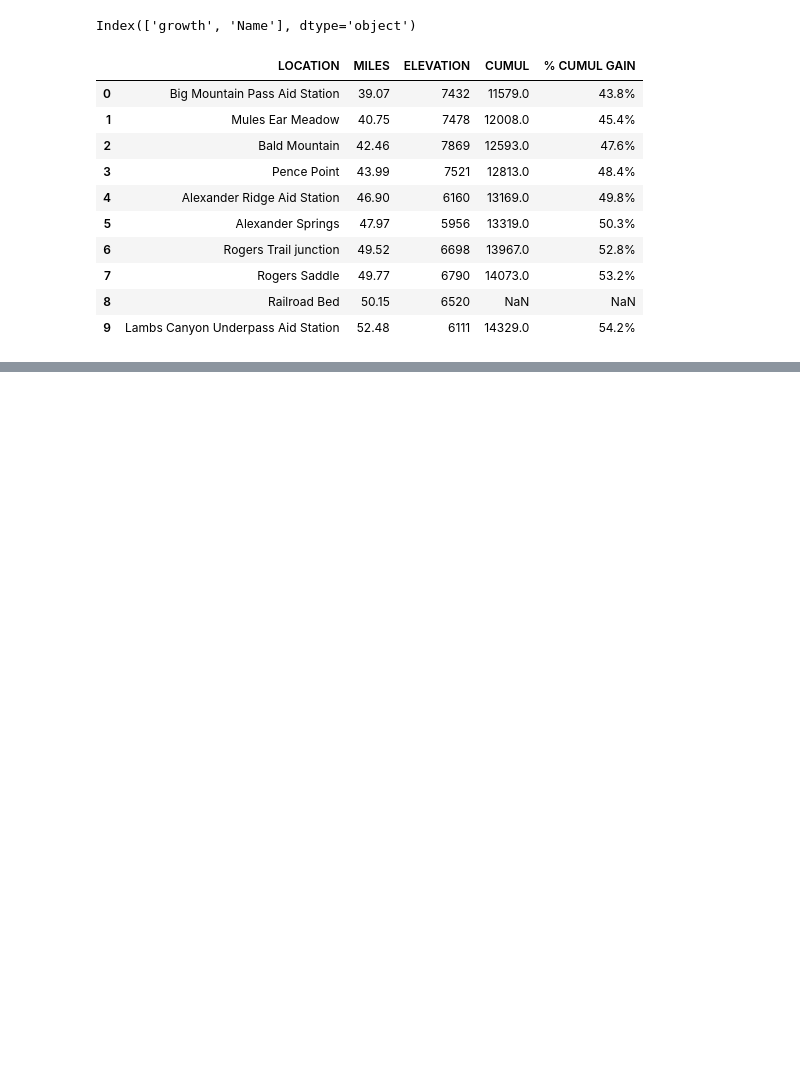
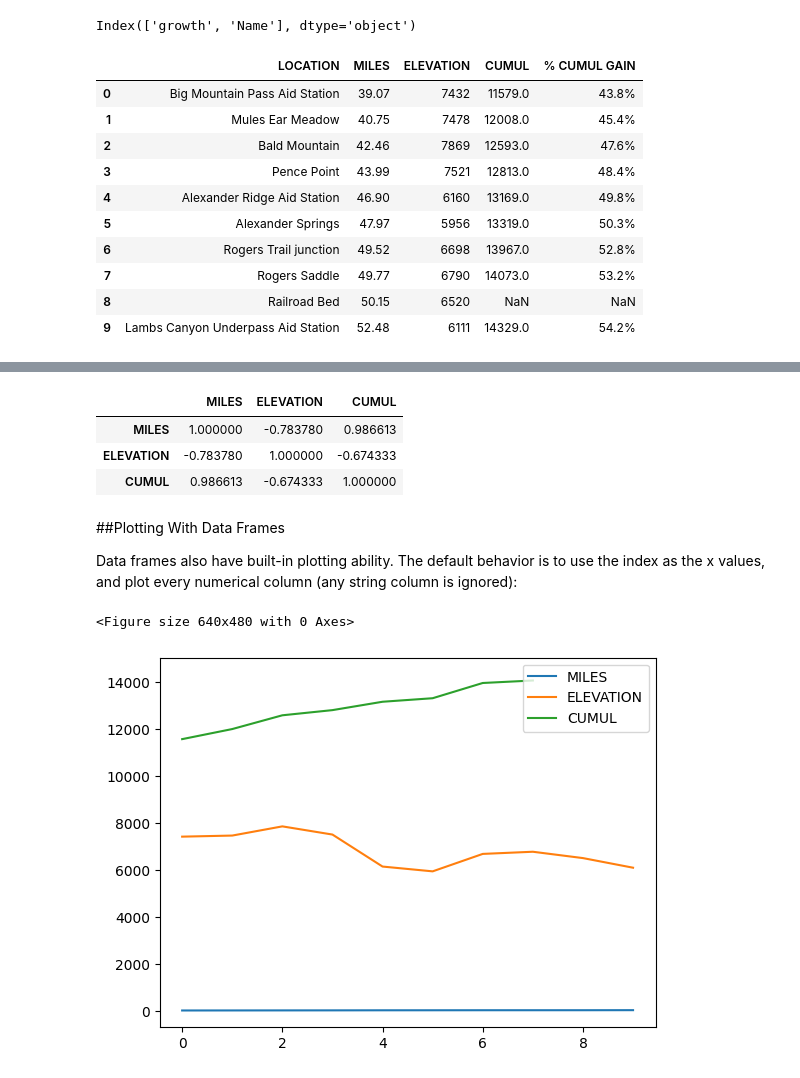
Before and after one commit to owaisahmad315/pandas, a Jupyter notebook: DataFrames.ipynb, the cells around one changed output, grey strips where cells are left out. Cells and saved outputs as stored; diff of their text form; code cells hidden in the pictures; blank space fills up the shorter version.

```diff
--- a/DataFrames.ipynb
+++ b/DataFrames.ipynb
@@ -182,0 +212,22 @@ df
+# %%
+df.corr()
+# %% [output]
+|  | MILES | ELEVATION | CUMUL |
+| MILES | 1.000000 | -0.783780 | 0.986613 |
+| ELEVATION | -0.783780 | 1.000000 | -0.674333 |
+| CUMUL | 0.986613 | -0.674333 | 1.000000 |
+# %% [markdown]
+##Plotting With Data Frames
+
+Data frames also have built-in plotting ability. The default behavior is to
+use the index as the x values, and plot every numerical column (any string
+column is ignored):
+# %%
+import matplotlib.pyplot as plt
+
+fig = plt.figure()
+df.plot()
+fig.savefig('/tmp/df-ex1.png')
+# %% [output]
+<Figure size 640x480 with 0 Axes>
+[figure, added]
```
Also changed, not shown: parts of 6 cells of this notebook.
